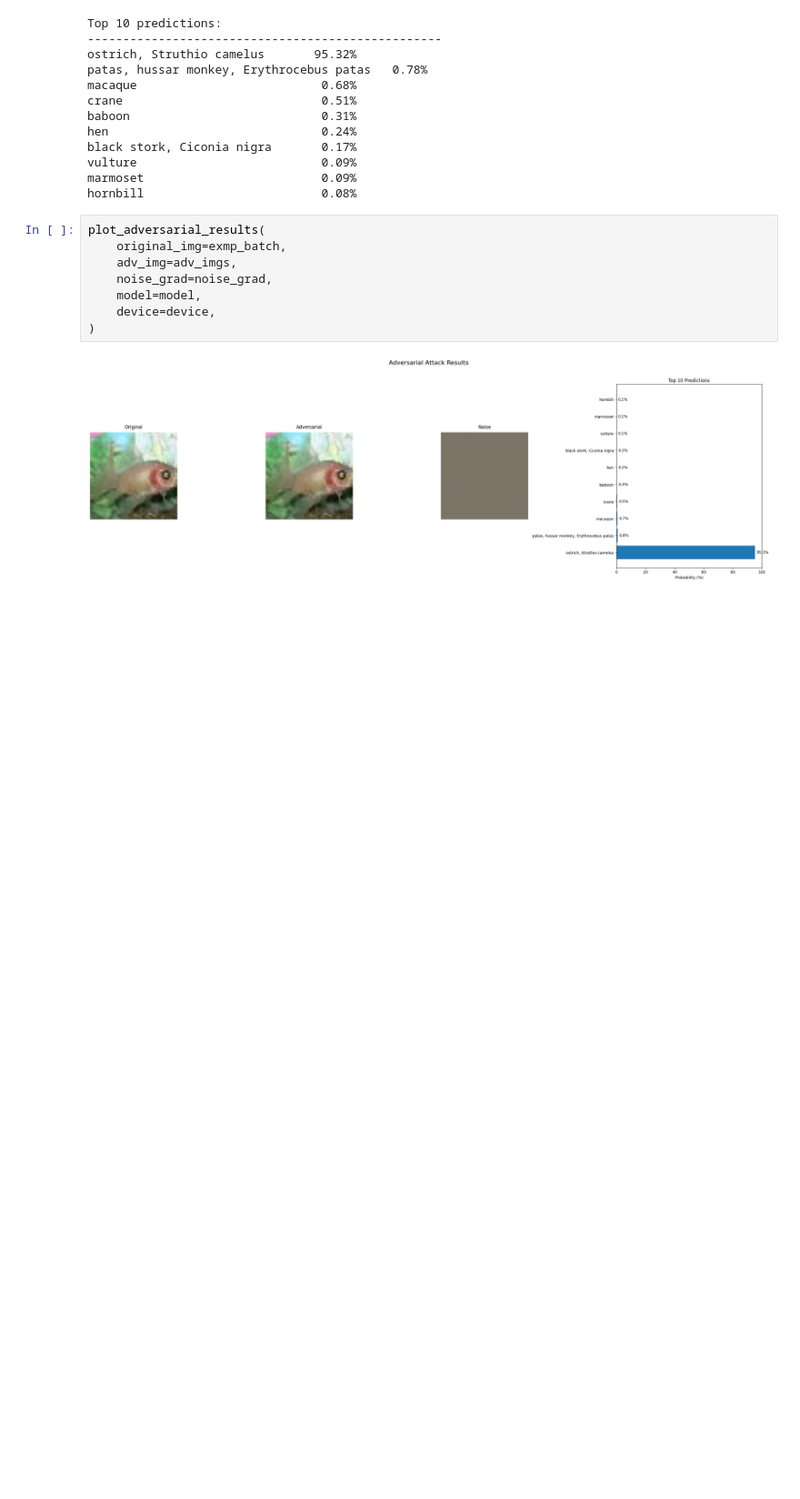
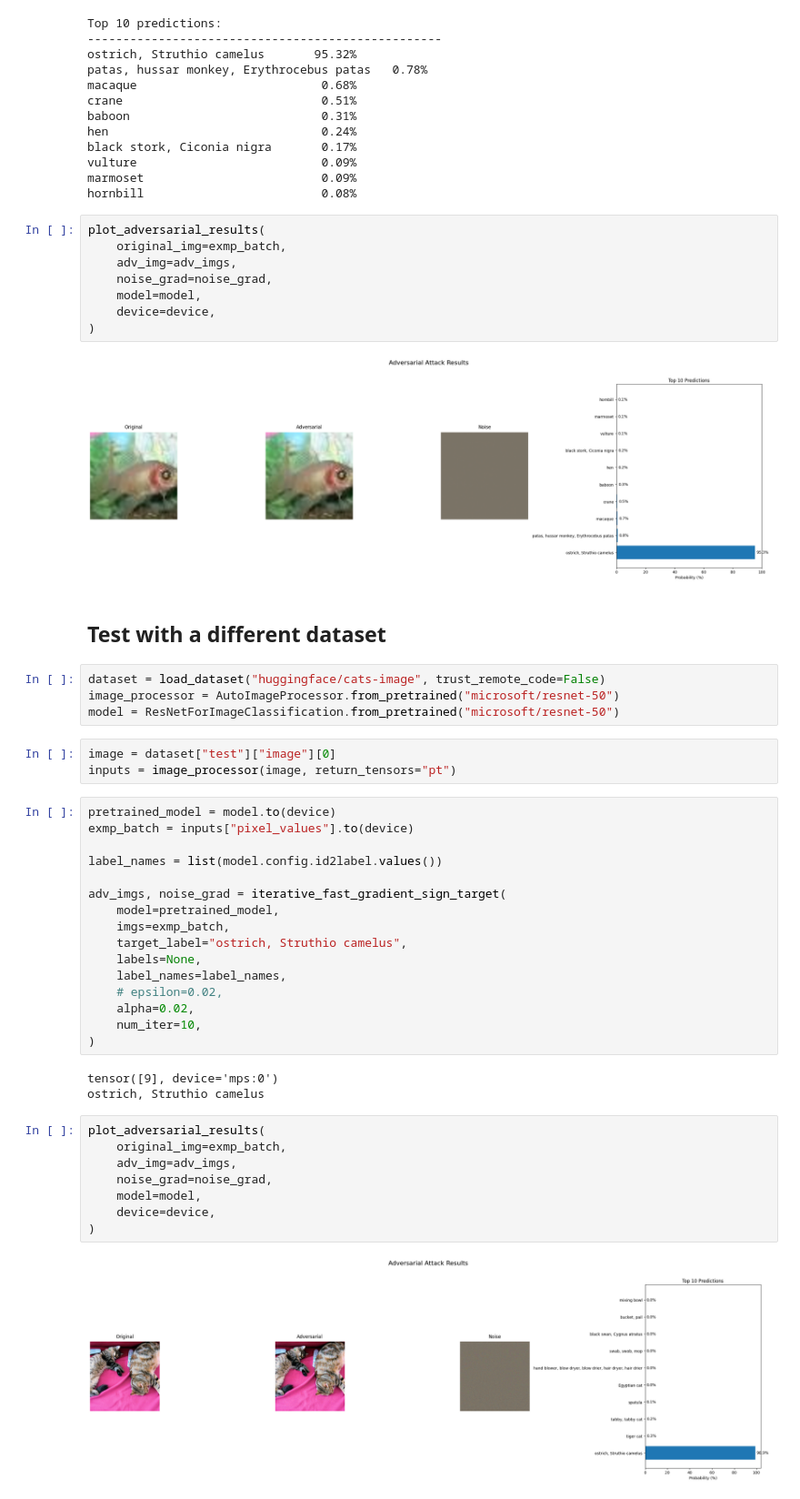
Before and after one commit to MClarke1991/adversarial_noise, a Jupyter notebook: general_implementation.ipynb, the cells around one changed output. Shown at 91% size. Drawn from its saved outputs; the diff is of its cells as text; blank space fills up the shorter version.

Commit message:
add: test with a different dataset move: functions to their own scripts

```diff
--- a/general_implementation.ipynb
+++ b/general_implementation.ipynb
@@ -309,3 +175,41 @@ plot_adversarial_results(
 )
 # %% [output]
 [figure]
+# %% [markdown]
+## Test with a different dataset
+# %%
+dataset = load_dataset("huggingface/cats-image", trust_remote_code=False)
+image_processor = AutoImageProcessor.from_pretrained("microsoft/resnet-50")
+model = ResNetForImageClassification.from_pretrained("microsoft/resnet-50")
+# %%
+image = dataset["test"]["image"][0]
+inputs = image_processor(image, return_tensors="pt")
+# %%
+pretrained_model = model.to(device)
+exmp_batch = inputs["pixel_values"].to(device)
+
+label_names = list(model.config.id2label.values())
+
+adv_imgs, noise_grad = iterative_fast_gradient_sign_target(
+    model=pretrained_model,
+    imgs=exmp_batch,
+    target_label="ostrich, Struthio camelus",
+    labels=None,
+    label_names=label_names,
+    # epsilon=0.02,
+    alpha=0.02,
+    num_iter=10,
+)
+# %% [output]
+tensor([9], device='mps:0')
+ostrich, Struthio camelus
+# %%
+plot_adversarial_results(
+    original_img=exmp_batch,
+    adv_img=adv_imgs,
+    noise_grad=noise_grad,
+    model=model,
+    device=device,
+)
+# %% [output]
+[figure, added]
```
Also changed, not shown: parts of 5 cells of this notebook, 3 other files.
